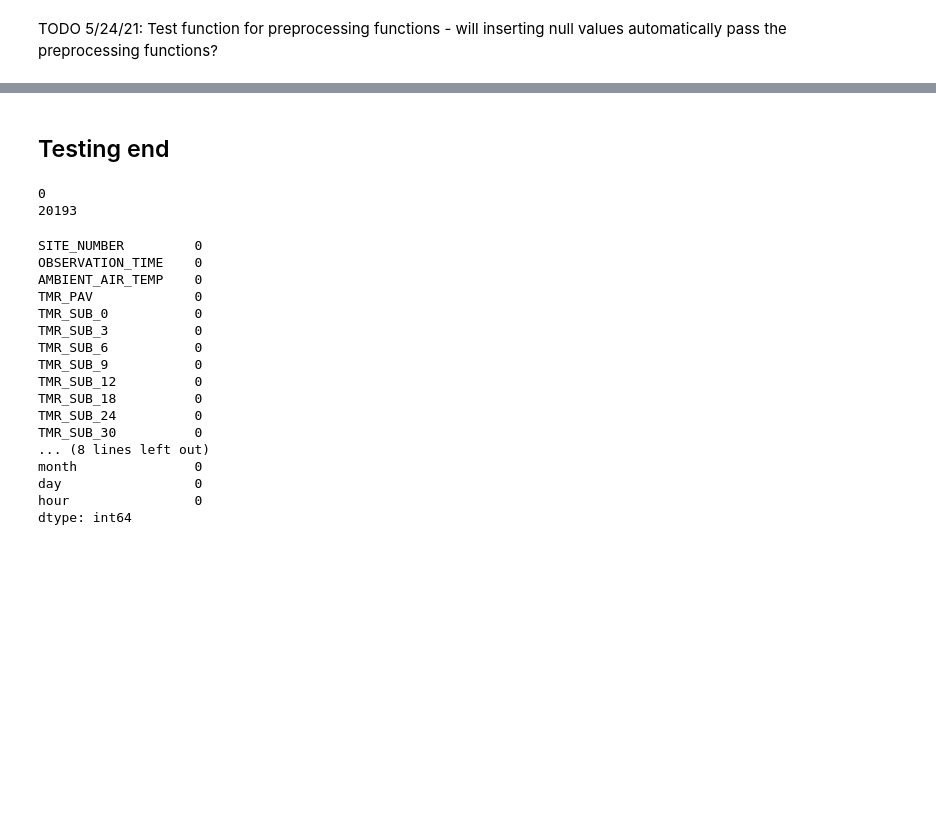
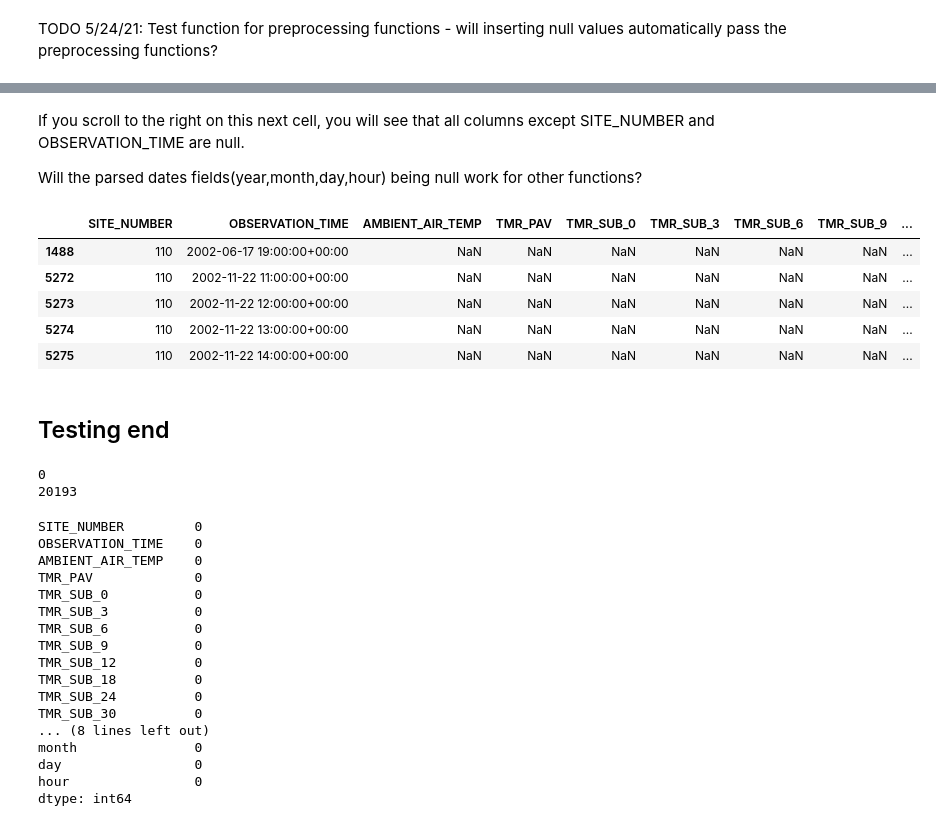
Before and after one commit to erikjamesmason/Temperature_Data_Probe_2, a Jupyter notebook: Temp_data_preprocess.ipynb, the cells around one changed output, grey strips where cells are left out. Drawn from its saved outputs; the diff is of its cells as text; code cells hidden in the pictures; blank space fills up the shorter version.

```diff
--- a/Temp_data_preprocess.ipynb
+++ b/Temp_data_preprocess.ipynb
@@ -392,3 +393,16 @@ df_all_reindex_test = index_entire_calendar_all_stations(df_all)
+# %% [markdown]
+If you scroll to the right on this next cell, you will see that all columns except SITE_NUMBER and OBSERVATION_TIME are null.
+
+Will the parsed dates fields(year,month,day,hour) being null work for other functions?
+# %%
+df_all_reindex_test.loc[df_all_reindex_test.TMR_SUB_0.isna()].head()
+# %% [output]
+|  | SITE_NUMBER | OBSERVATION_TIME | AMBIENT_AIR_TEMP | TMR_PAV | TMR_SUB_0 | TMR_SUB_3 | TMR_SUB_6 | TMR_SUB_9 | ... |
+| 1488 | 110 | 2002-06-17 19:00:00+00:00 | NaN | NaN | NaN | NaN | NaN | NaN | ... |
+| 5272 | 110 | 2002-11-22 11:00:00+00:00 | NaN | NaN | NaN | NaN | NaN | NaN | ... |
+| 5273 | 110 | 2002-11-22 12:00:00+00:00 | NaN | NaN | NaN | NaN | NaN | NaN | ... |
+| 5274 | 110 | 2002-11-22 13:00:00+00:00 | NaN | NaN | NaN | NaN | NaN | NaN | ... |
+| 5275 | 110 | 2002-11-22 14:00:00+00:00 | NaN | NaN | NaN | NaN | NaN | NaN | ... |
 # %% [markdown]
 ## Testing end
 # %%
```
Also changed, not shown: parts of 10 cells of this notebook.
